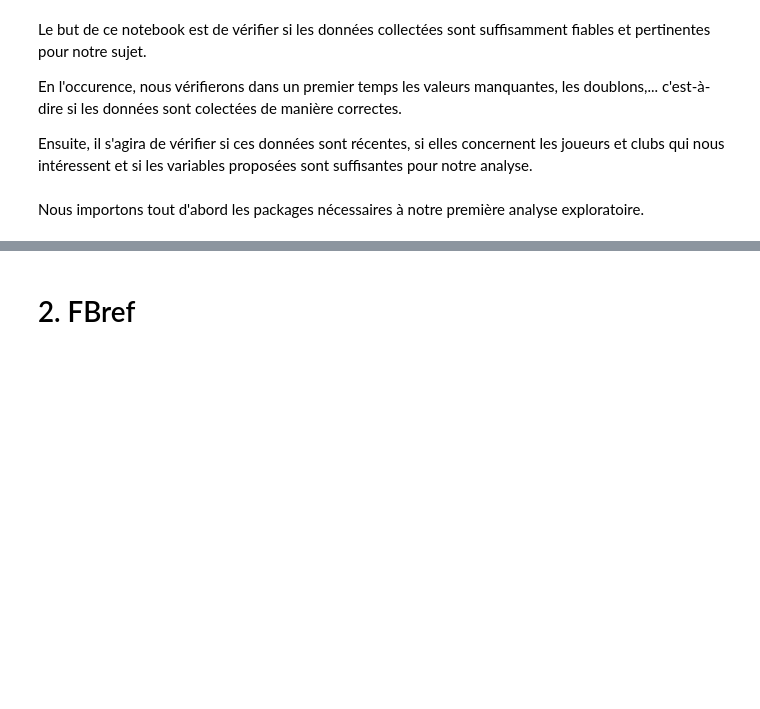
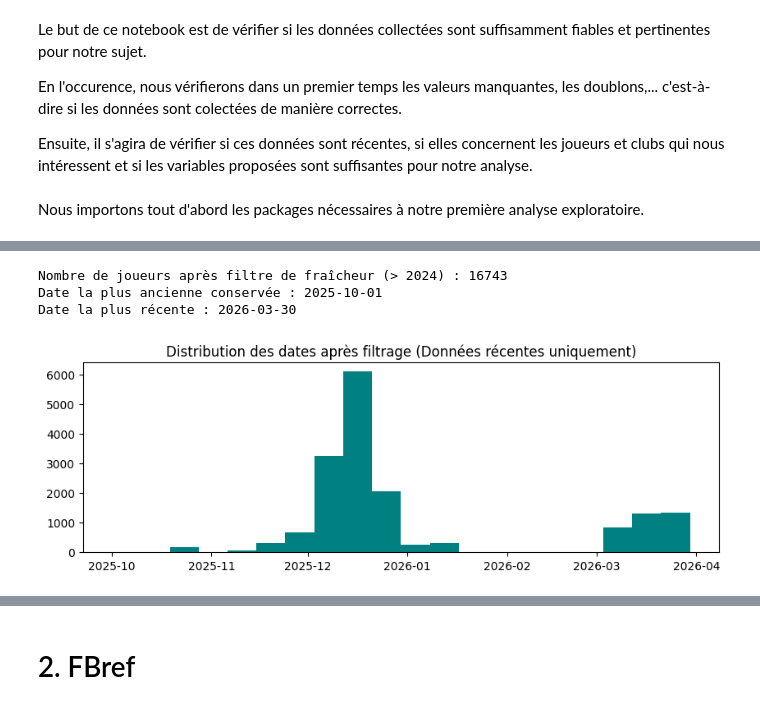
Before and after one commit to Quadratic-Labs/predict_vm_football, a Jupyter notebook: notebooks/02_exploration_qualite.ipynb, the cells around one changed output, grey strips where cells are left out. Saved outputs shown, nothing was run; the diff lists cells and outputs as text; code cells hidden in the pictures; blank space fills up the shorter version.

```diff
--- a/notebooks/02_exploration_qualite.ipynb
+++ b/notebooks/02_exploration_qualite.ipynb
@@ -364,0 +97,26 @@ Dernière mise à jour : 2026-04-01 09:41:00.553000
+# %%
+# --- FILTRE DE FRAÎCHEUR DES DONNÉES ---
+
+# 1. Définir la date charnière (1er Janvier 2024)
+date_seuil = pd.to_datetime('2025-10-01')
+
+# 2. Appliquer le filtre sur df_latest_values
+# On ne garde que les joueurs dont la dernière mise à jour est en 2024, 2025 ou 2026
+df_latest_values = df_latest_values[df_latest_values['date'] >= date_seuil].copy()
+
+# 3. Vérification du résultat
+print(f"Nombre de joueurs après filtre de fraîcheur (> 2024) : {len(df_latest_values)}")
+print(f"Date la plus ancienne conservée : {df_latest_values['date'].min().date()}")
+print(f"Date la plus récente : {df_latest_values['date'].max().date()}")
+
+# Visualisation rapide pour confirmer le nettoyage
+import matplotlib.pyplot as plt
+plt.figure(figsize=(10, 3))
+df_latest_values['date'].hist(bins=20, color='teal', grid=False)
+plt.title("Distribution des dates après filtrage (Données récentes uniquement)")
+plt.show()
+# %% [output]
+Nombre de joueurs après filtre de fraîcheur (> 2024) : 16743
+Date la plus ancienne conservée : 2025-10-01
+Date la plus récente : 2026-03-30
+[figure, added]
```
Also changed, not shown: parts of 89 cells of this notebook, 2 other files.
